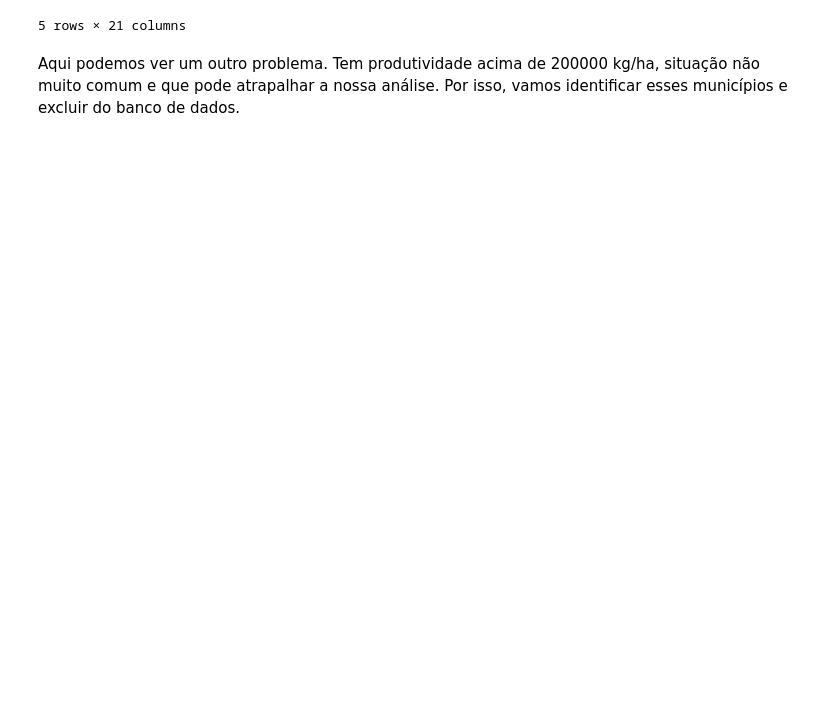
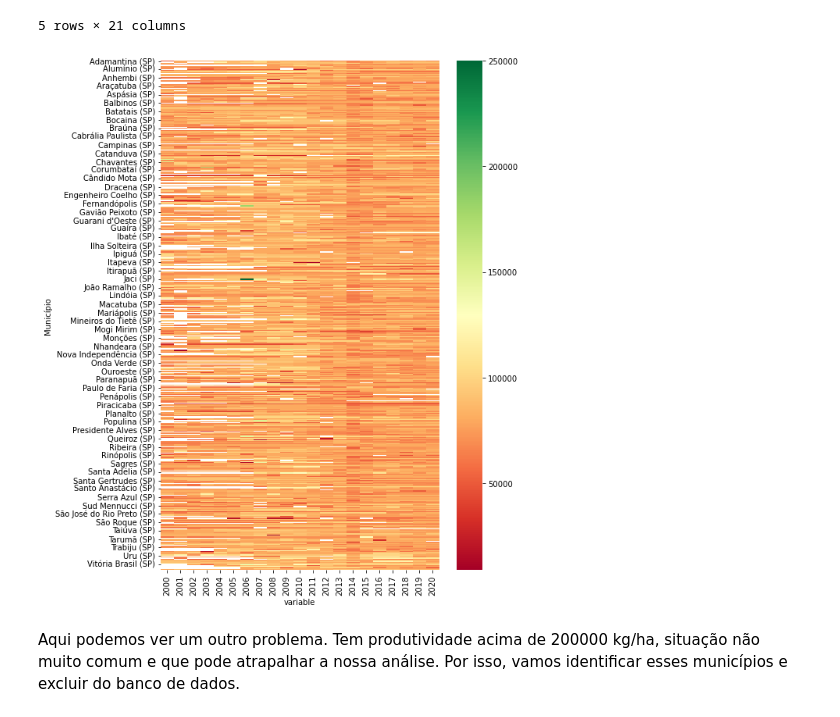
Before and after one commit to neli12/time-series-productivity-sp, a Jupyter notebook: Análise e limpeza de dados.ipynb, the cells around one changed output. Drawn from its saved outputs; the diff is of its cells as text; code cells hidden in the pictures; blank space fills up the shorter version.

```diff
--- a/Análise e limpeza de dados.ipynb
+++ b/Análise e limpeza de dados.ipynb
@@ -380,8 +380,10 @@ heatmap_data.head()
 5 rows × 21 columns
 # %%
 plt.figure(figsize=(8, 12))
-sns.heatmap(heatmap3_data, cmap='RdYlGn')
+sns.heatmap(heatmap_data, cmap='RdYlGn')
 plt.show()
+# %% [output]
+[figure, added]
 # %% [markdown]
 Aqui podemos ver um outro problema. Tem produtividade acima de 200000 kg/ha, situação não muito comum e que pode atrapalhar a nossa análise. Por isso, vamos identificar esses municípios e excluir do banco de dados.
 # %%
```
Also changed, not shown: parts of 16 cells of this notebook.
